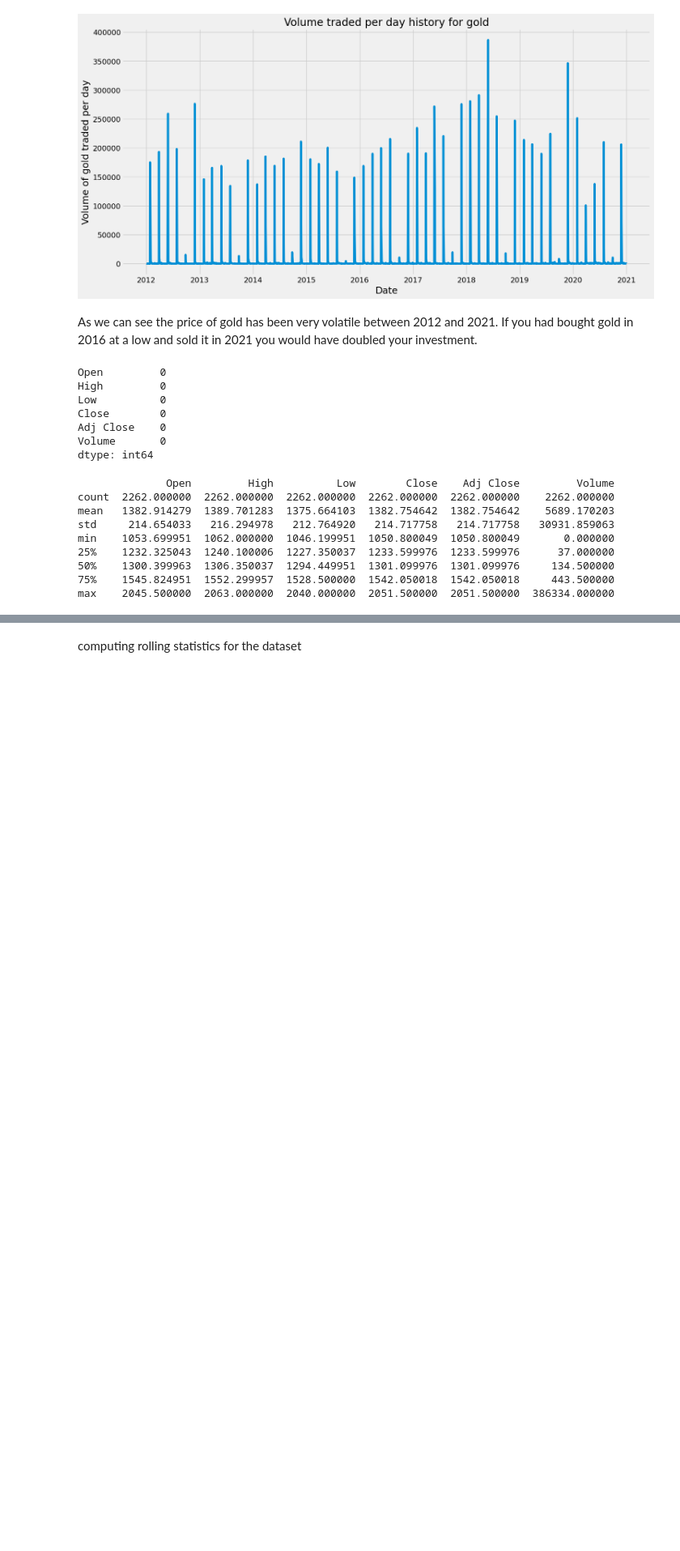
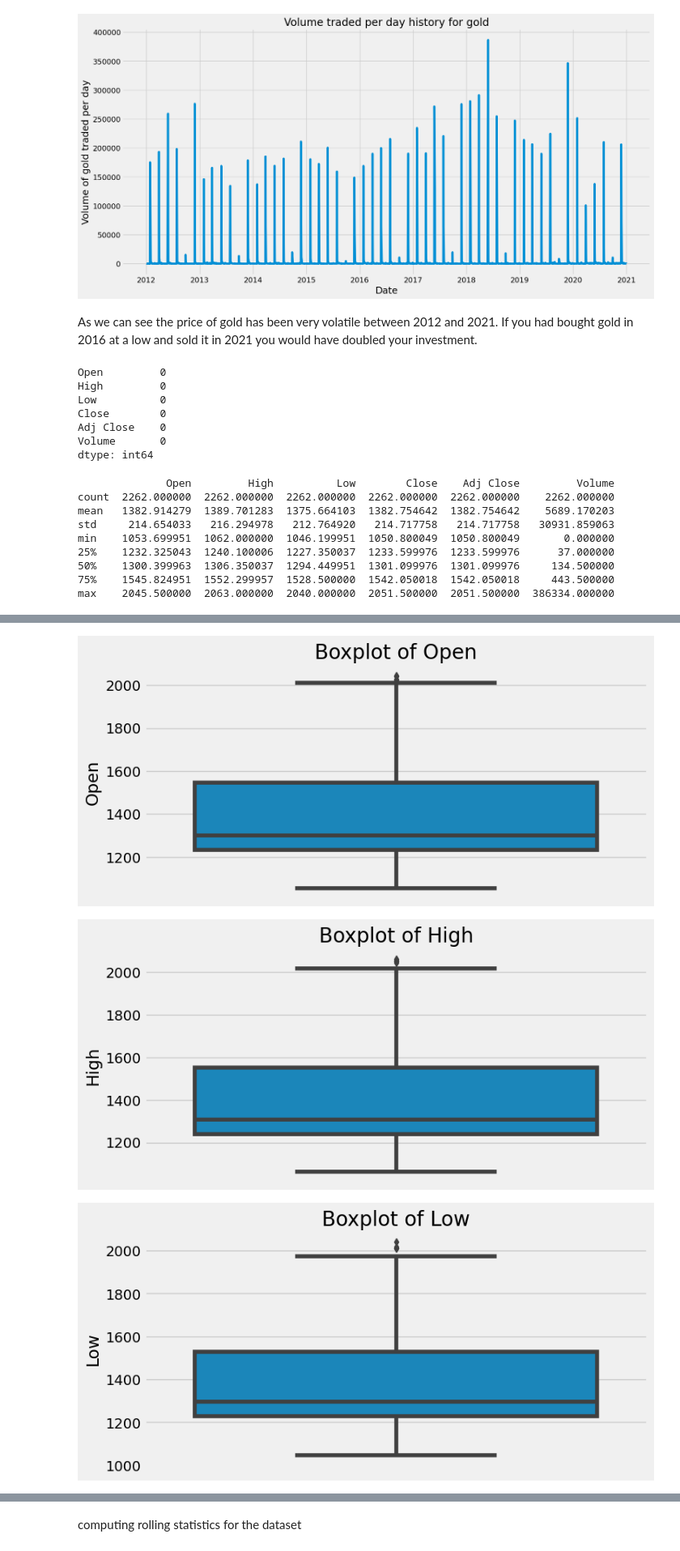
Before and after one commit to yazim1/Final-year-project, a Jupyter notebook: Copy_of_Untitled5.ipynb, the cells around one changed output, grey strips where cells are left out. Shown at 81% size. Cells and saved outputs as stored; diff of their text form; code cells hidden in the pictures; blank space fills up the shorter version.

```diff
--- a/Copy_of_Untitled5.ipynb
+++ b/Copy_of_Untitled5.ipynb
@@ -188,0 +174,10 @@ plt.show()
+# %%
+for column in df.columns:
+    plt.figure(figsize=(8, 4))
+    sns.boxplot(y=df[column])
+    plt.title(f'Boxplot of {column}')
+    plt.show()
+# %% [output]
+[figure, added]
+[figure, added]
+[figure, added]
```
Also changed, not shown: parts of 7 cells of this notebook.
